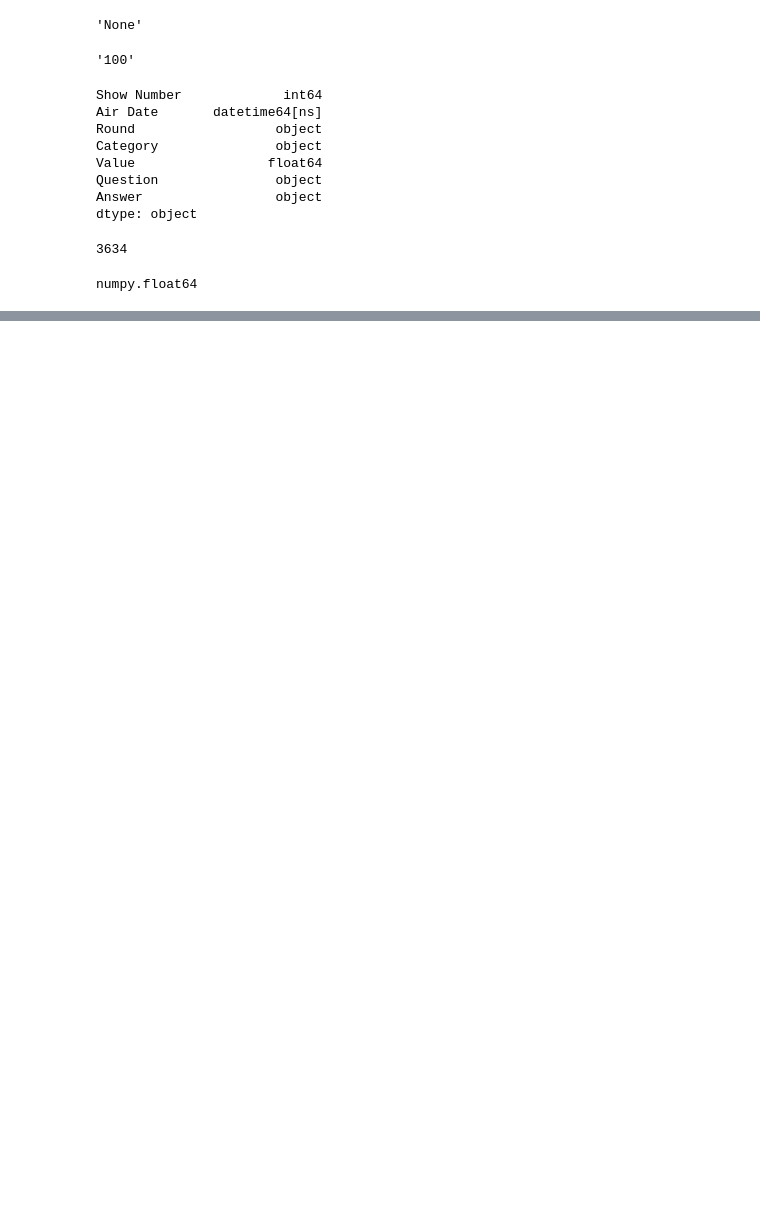
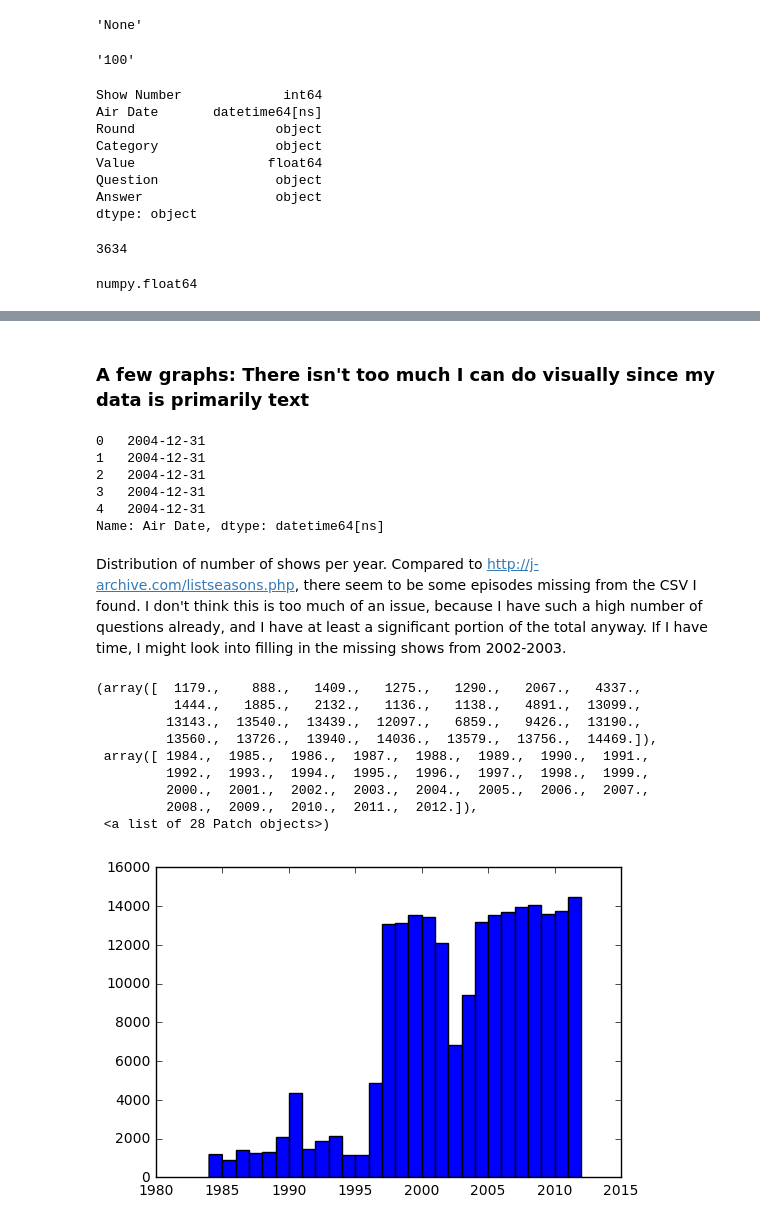
Before and after one commit to nfranchetti/Jeopardy, a Jupyter notebook: data_exploring.ipynb, the cells around one changed output, grey strips where cells are left out. Cells and saved outputs as stored; diff of their text form; code cells hidden in the pictures; blank space fills up the shorter version.

```diff
--- a/data_exploring.ipynb
+++ b/data_exploring.ipynb
@@ -200,0 +201,27 @@ numpy.float64
+# %% [markdown]
+### A few graphs: There isn't too much I can do visually since my data is primarily text
+# %%
+dates = df['Air Date']
+dates.head()
+# %% [output]
+0   2004-12-31
+1   2004-12-31
+2   2004-12-31
+3   2004-12-31
+4   2004-12-31
+Name: Air Date, dtype: datetime64[ns]
+# %% [markdown]
+Distribution of number of shows per year. Compared to http://j-archive.com/listseasons.php, there seem to be some episodes missing from the CSV I found. I don't think this is too much of an issue, because I have such a high number of questions already, and I have at least a significant portion of the total anyway. If I have time, I might look into filling in the missing shows from 2002-2003.
+# %%
+plt.hist(dates.dt.year, 28)
+# %% [output]
+(array([  1179.,    888.,   1409.,   1275.,   1290.,   2067.,   4337.,
+          1444.,   1885.,   2132.,   1136.,   1138.,   4891.,  13099.,
+         13143.,  13540.,  13439.,  12097.,   6859.,   9426.,  13190.,
+         13560.,  13726.,  13940.,  14036.,  13579.,  13756.,  14469.]),
+ array([ 1984.,  1985.,  1986.,  1987.,  1988.,  1989.,  1990.,  1991.,
+         1992.,  1993.,  1994.,  1995.,  1996.,  1997.,  1998.,  1999.,
+         2000.,  2001.,  2002.,  2003.,  2004.,  2005.,  2006.,  2007.,
+         2008.,  2009.,  2010.,  2011.,  2012.]),
+ <a list of 28 Patch objects>)
+[figure, added]
```
Also changed, not shown: parts of 35 cells of this notebook, 1 other file.
